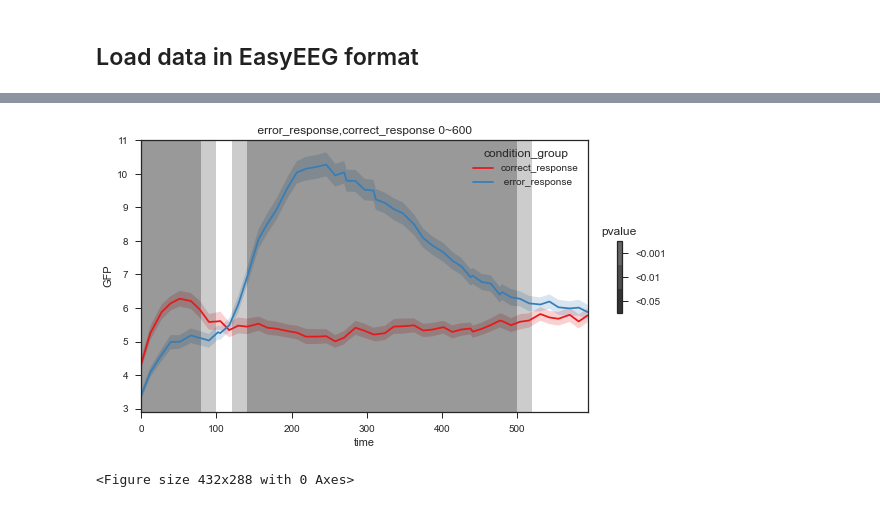
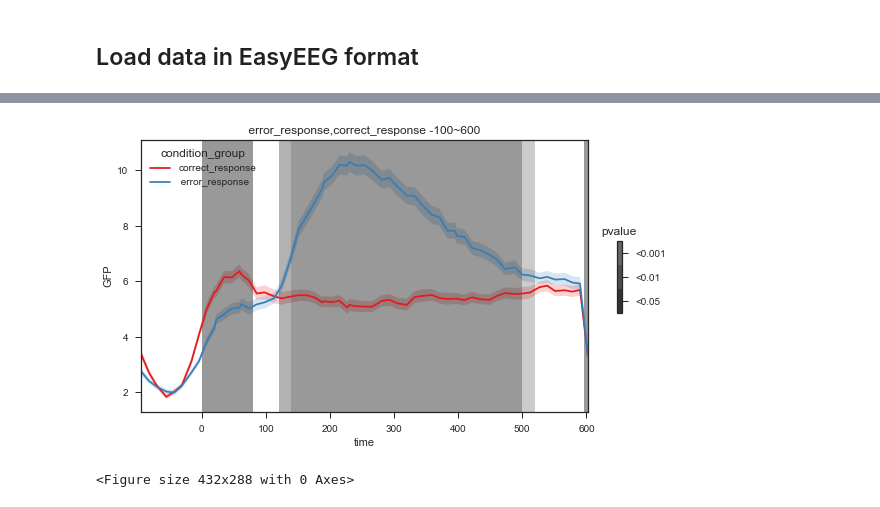
Before and after one commit to abelowska/easyPipelines, a Jupyter notebook: erp_permuco.ipynb, the cells around one changed output, grey strips where cells are left out. Drawn from its saved outputs; the diff is of its cells as text; code cells hidden in the pictures.

Commit message:
ERP and Tanova methods for error vs correct responses analysis

```diff
--- a/erp_permuco.ipynb
+++ b/erp_permuco.ipynb
@@ -239,0 +161,6 @@ topo.plot()
+# %%
+# ERP at all sensors
+script = {'conditions': 'correct_response, error_response',
+          'channels': 'each',
+          'timepoints': '-100~600'}
+epochs.extract(script).topo_ERPs().plot()
@@ -240,11 +176,11 @@ topo.plot()
 # %%
 scripts = [{'conditions': 'correct_response, error_response',
-           'timepoints': '0~600'}]
+           'timepoints': '-100~600'}]
 
 for idx,script in enumerate(scripts):
     gfp = epochs.extract(script).GFP(compare=True)
     gfp.default_plot_params['style']='ticks' # remove the backgroud color for paper publication
     gfp.plot()
 # %% [output]
-[figure, old version]
+[figure, new version]
 <Figure size 432x288 with 0 Axes>
```
Also changed, not shown: parts of 16 cells of this notebook.
